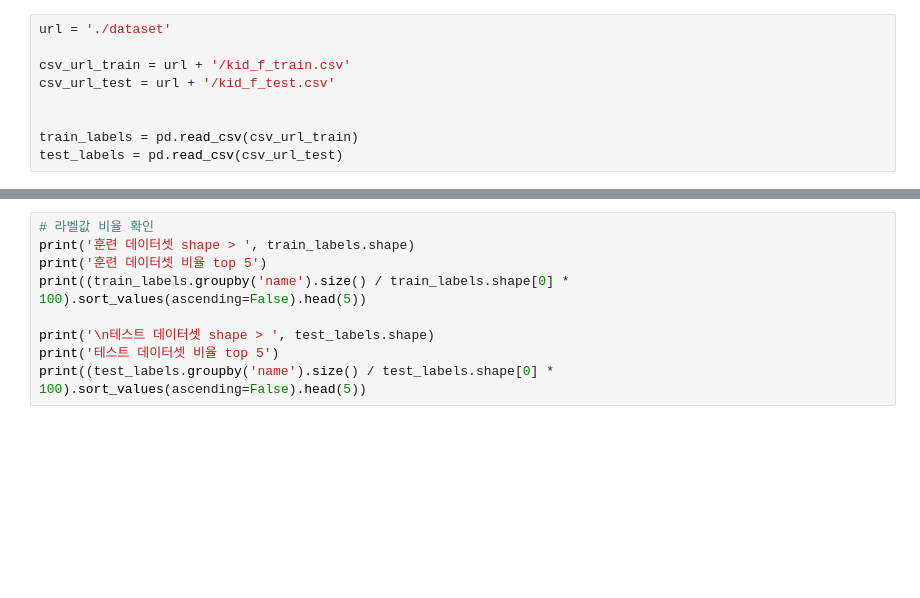
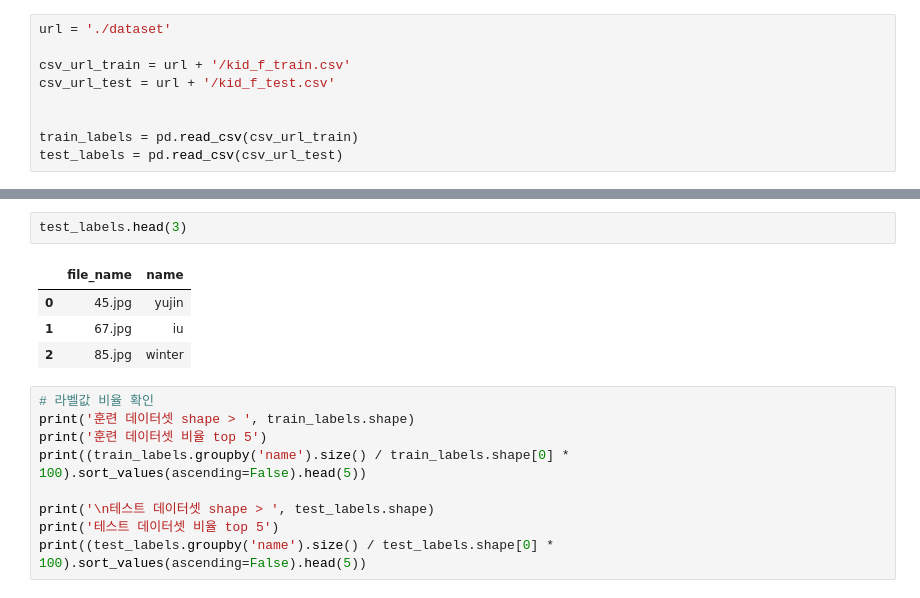
Before and after one commit to K-Ji-Woo/DL_Paper_prev, a Jupyter notebook: 2. VGG/VGG_구현.ipynb, the cells around one changed output, grey strips where cells are left out. Cells and saved outputs as stored; diff of their text form; blank space fills up the shorter version.

```diff
--- a/2. VGG/VGG_구현.ipynb
+++ b/2. VGG/VGG_구현.ipynb
@@ -28,3 +37,10 @@ test_labels = pd.read_csv(csv_url_test)
+# %%
+test_labels.head(3)
+# %% [output]
+|  | file_name | name |
+| 0 | 45.jpg | yujin |
+| 1 | 67.jpg | iu |
+| 2 | 85.jpg | winter |
 # %%
 # 라벨값 비율 확인
 print('훈련 데이터셋 shape > ', train_labels.shape)
```
Also changed, not shown: parts of 5 cells of this notebook.
